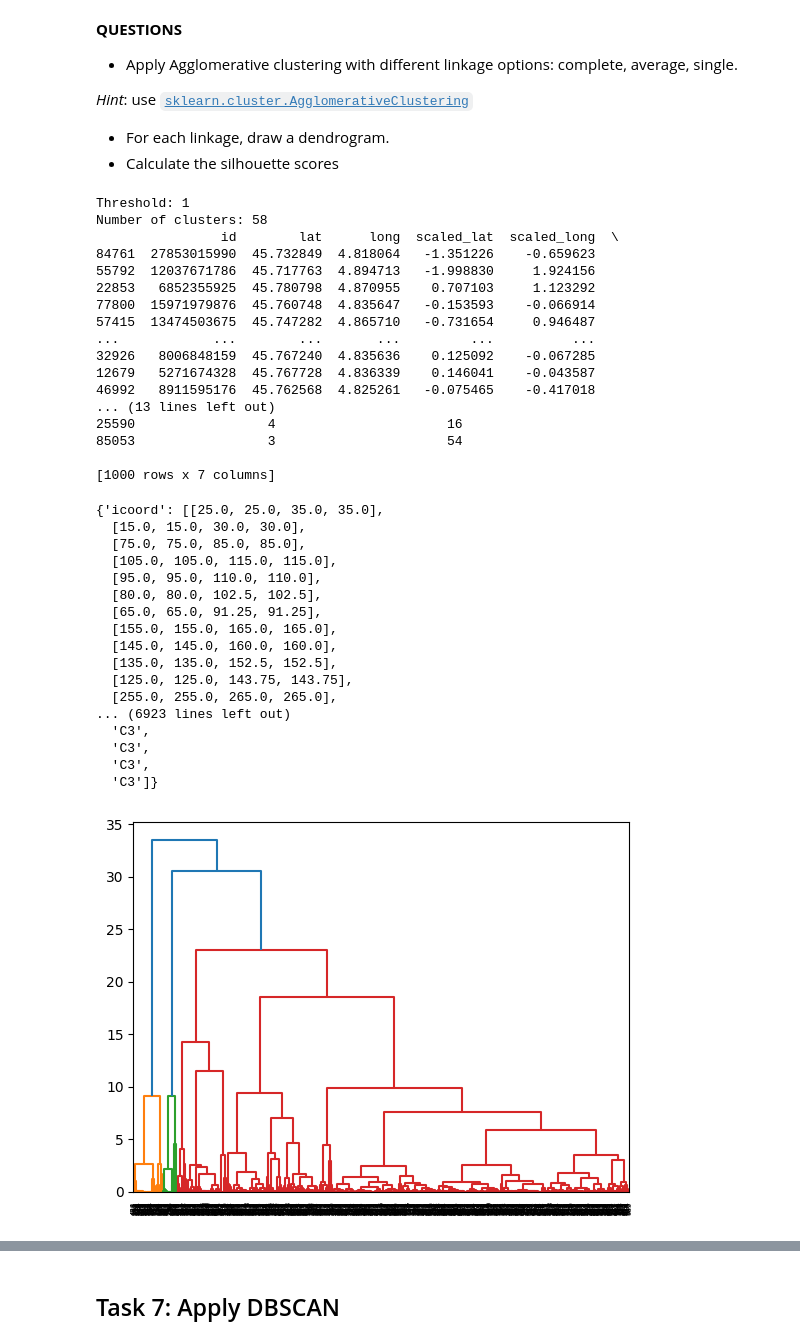
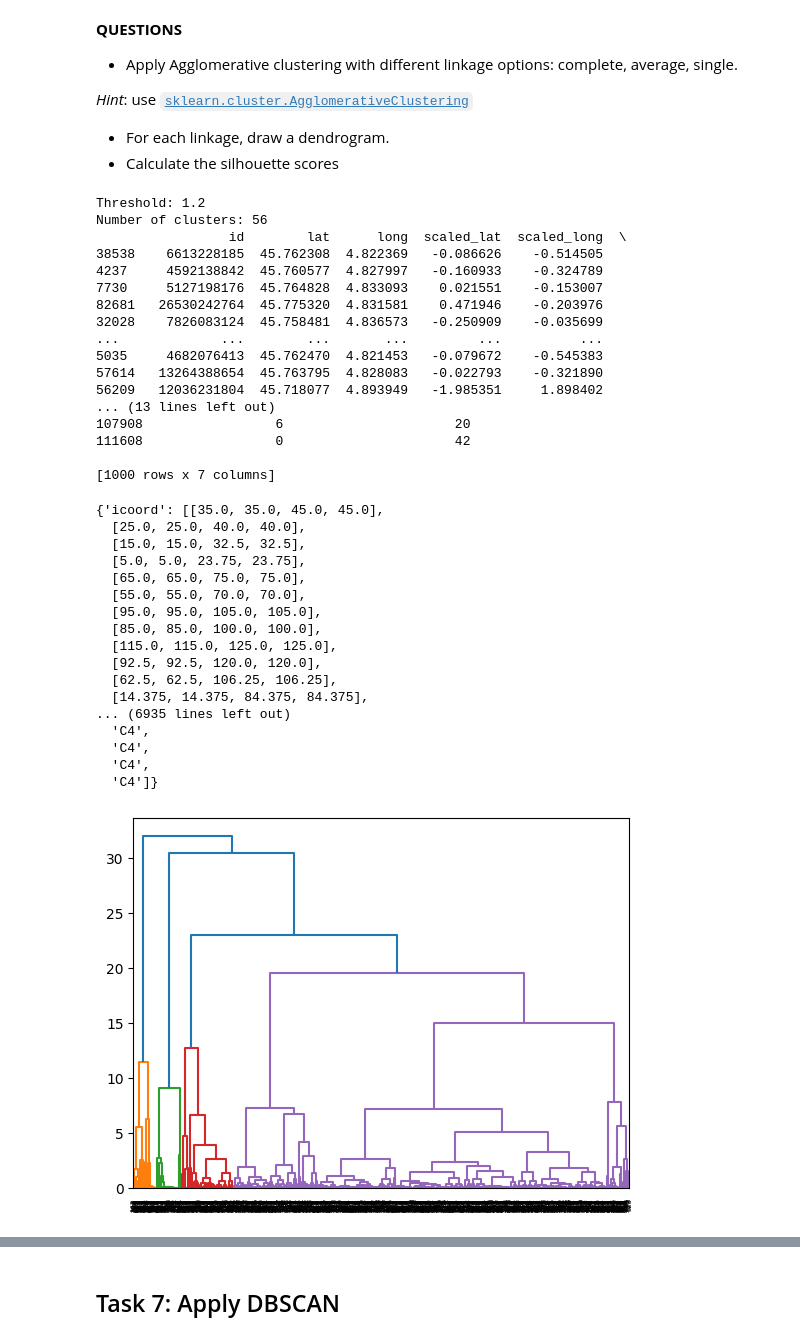
Before and after one commit to armynion/Data-Mining-Lab-INSA-4IF, a Jupyter notebook: Main.ipynb, the cells around one changed output, grey strips where cells are left out. Cells and saved outputs as stored; diff of their text form; code cells hidden in the pictures.

```diff
--- a/Main.ipynb
+++ b/Main.ipynb
@@ -589,56 +507,56 @@ from sklearn.cluster import AgglomerativeClustering
 # %%
 hierarchical_coordinates_sample = scaled_coordinates_df.sample(1000)
 
-threshold = max_dist = 1
+threshold = max_dist = 1.2
 print(f"Threshold: {threshold}")
 agglomerative_clustering = AgglomerativeClustering(n_clusters=None,distance_threshold=threshold).fit(hierarchical_coordinates_sample[["scaled_lat", "scaled_long"]])
 hierarchical_coordinates_sample["agglomerative_clusters"] = agglomerative_clustering.labels_
 print(f"Number of clusters: {len(set(agglomerative_clustering.labels_))}")
 print(hierarchical_coordinates_sample)
 
 # Create linkage matrix for dendrogram
 linkage_matrix = linkage(hierarchical_coordinates_sample[["scaled_lat", "scaled_long"]], method='ward')
 dendrogram(
     linkage_matrix,
     truncate_mode='level',
     p=30
 )
 # %% [output]
-Threshold: 1
-Number of clusters: 58
-                id        lat      long  scaled_lat  scaled_long  \
-84761  27853015990  45.732849  4.818064   -1.351226    -0.659623
-55792  12037671786  45.717763  4.894713   -1.998830     1.924156
-22853   6852355925  45.780798  4.870955    0.707103     1.123292
-77800  15971979876  45.760748  4.835647   -0.153593    -0.066914
-57415  13474503675  45.747282  4.865710   -0.731654     0.946487
-...            ...        ...       ...         ...          ...
-32926   8006848159  45.767240  4.835636    0.125092    -0.067285
-12679   5271674328  45.767728  4.836339    0.146041    -0.043587
-46992   8911595176  45.762568  4.825261   -0.075465    -0.417018
+Threshold: 1.2
+Number of clusters: 56
+                 id        lat      long  scaled_lat  scaled_long  \
+38538    6613228185  45.762308  4.822369   -0.086626    -0.514505
+4237     4592138842  45.760577  4.827997   -0.160933    -0.324789
+7730     5127198176  45.764828  4.833093    0.021551    -0.153007
+82681   26530242764  45.775320  4.831581    0.471946    -0.203976
+32028    7826083124  45.758481  4.836573   -0.250909    -0.035699
+...             ...        ...       ...         ...          ...
+5035     4682076413  45.762470  4.821453   -0.079672    -0.545383
+57614   13264388654  45.763795  4.828083   -0.022793    -0.321890
+56209   12036231804  45.718077  4.893949   -1.985351     1.898402
 ... (13 lines left out)
-25590                 4                      16
-85053                 3                      54
+107908                 6                      20
+111608                 0                      42
 
 [1000 rows x 7 columns]
-{'icoord': [[25.0, 25.0, 35.0, 35.0],
-  [15.0, 15.0, 30.0, 30.0],
-  [75.0, 75.0, 85.0, 85.0],
-  [105.0, 105.0, 115.0, 115.0],
-  [95.0, 95.0, 110.0, 110.0],
-  [80.0, 80.0, 102.5, 102.5],
-  [65.0, 65.0, 91.25, 91.25],
-  [155.0, 155.0, 165.0, 165.0],
-  [145.0, 145.0, 160.0, 160.0],
-  [135.0, 135.0, 152.5, 152.5],
-  [125.0, 125.0, 143.75, 143.75],
-  [255.0, 255.0, 265.0, 265.0],
-... (6923 lines left out)
-  'C3',
-  'C3',
-  'C3',
-  'C3']}
+{'icoord': [[35.0, 35.0, 45.0, 45.0],
+  [25.0, 25.0, 40.0, 40.0],
+  [15.0, 15.0, 32.5, 32.5],
+  [5.0, 5.0, 23.75, 23.75],
+  [65.0, 65.0, 75.0, 75.0],
+  [55.0, 55.0, 70.0, 70.0],
+  [95.0, 95.0, 105.0, 105.0],
+  [85.0, 85.0, 100.0, 100.0],
+  [115.0, 115.0, 125.0, 125.0],
+  [92.5, 92.5, 120.0, 120.0],
+  [62.5, 62.5, 106.25, 106.25],
+  [14.375, 14.375, 84.375, 84.375],
+... (6935 lines left out)
+  'C4',
+  'C4',
+  'C4',
+  'C4']}
-[figure, old version]
+[figure, new version]
 # %%
 # Create a map centered at the given coordinates
 m = folium.Map(location=[45.762611, 4.832805], zoom_start=12)
```
Also changed, not shown: parts of 9 cells of this notebook.
